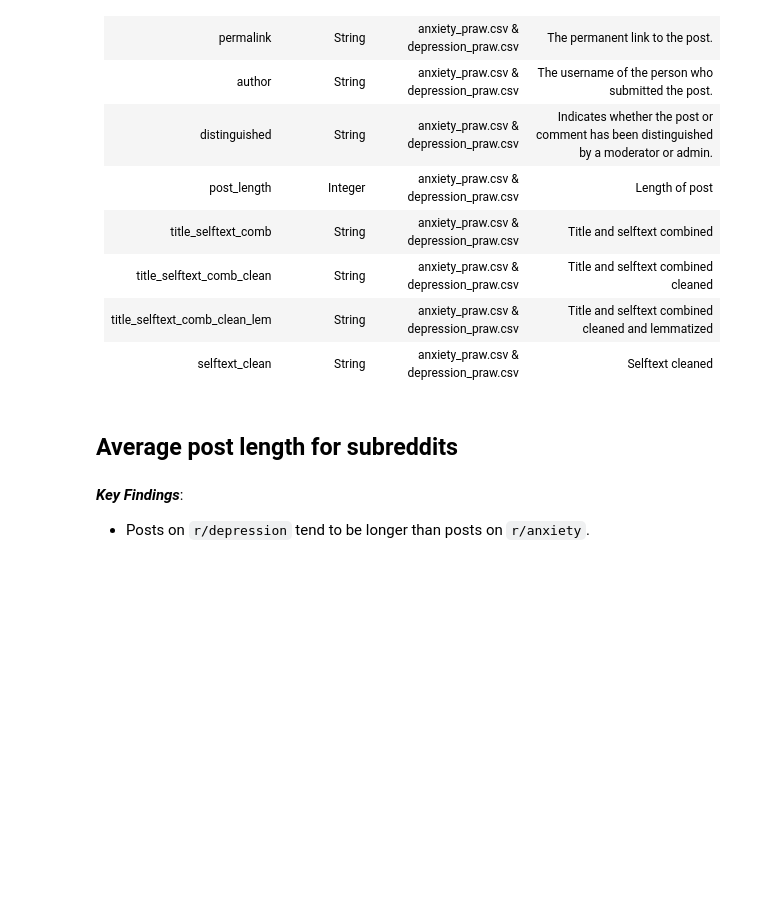
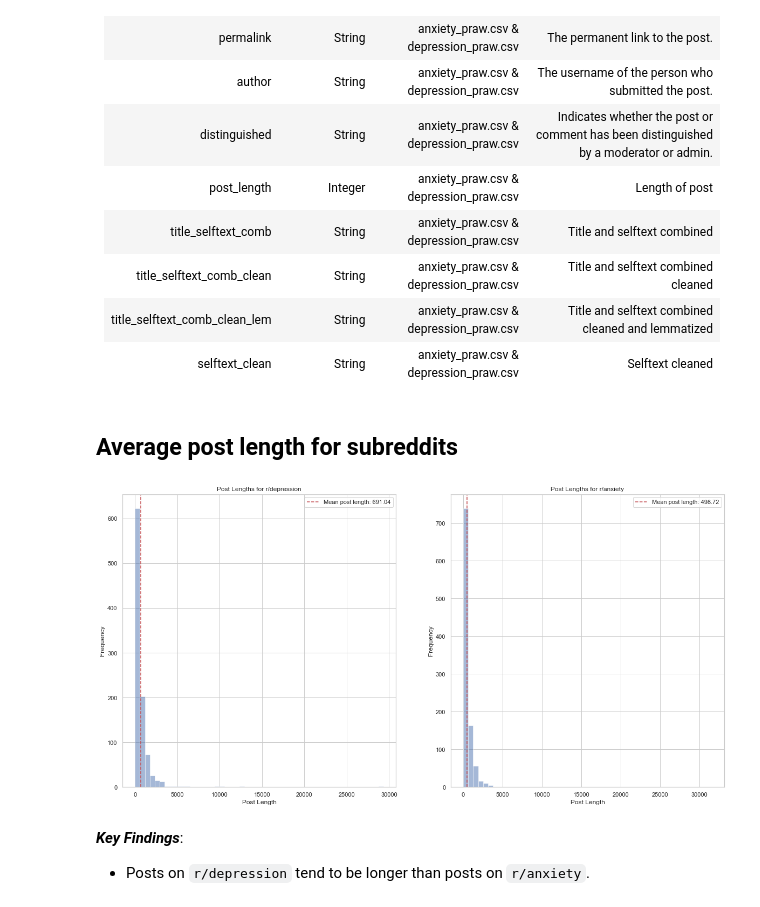
Before and after one commit to nicholas-khoo/Subreddit-Natural-Language-Processing-Binary-Classification, a Jupyter notebook: code/02_Data_Cleaning_and_EDA.ipynb, the cells around one changed output. Saved outputs shown, nothing was run; the diff lists cells and outputs as text; code cells hidden in the pictures; blank space fills up the shorter version.

```diff
--- a/code/02_Data_Cleaning_and_EDA.ipynb
+++ b/code/02_Data_Cleaning_and_EDA.ipynb
@@ -495,20 +582,22 @@ anxiety_mean = df_anxiety_praw['post_length'].mean()
 # %%
 fig, (ax1, ax2) = plt.subplots(1, 2, figsize=(20,10))
 ax1.hist(df_depression_praw['post_length'], bins=50, alpha=0.5)
 ax1.axvline(x=depression_mean, color='r', linestyle='--', label='Mean post length: {:.2f}'.format(depression_mean))
 ax1.set_xlabel('Post Length')
 ax1.set_ylabel('Frequency')
-ax1.set_title('r/depression')
+ax1.set_title('Post Lengths for r/depression')
 ax1.legend()
 
 ax2.hist(df_anxiety_praw['post_length'], bins=50, alpha=0.5)
 ax2.axvline(x=anxiety_mean, color='r', linestyle='--', label='Mean post length: {:.2f}'.format(anxiety_mean))
 ax2.set_xlabel('Post Length')
 ax2.set_ylabel('Frequency')
-ax2.set_title('r/anxiety')
+ax2.set_title('Post Lengths for r/anxiety')
 ax2.legend()
 
 plt.show()
+# %% [output]
+[figure, added]
 # %% [markdown]
 ***Key Findings***:
 - Posts on `r/depression` tend to be longer than posts on `r/anxiety`.
```
Also changed, not shown: parts of 43 cells of this notebook, 2 other files.
